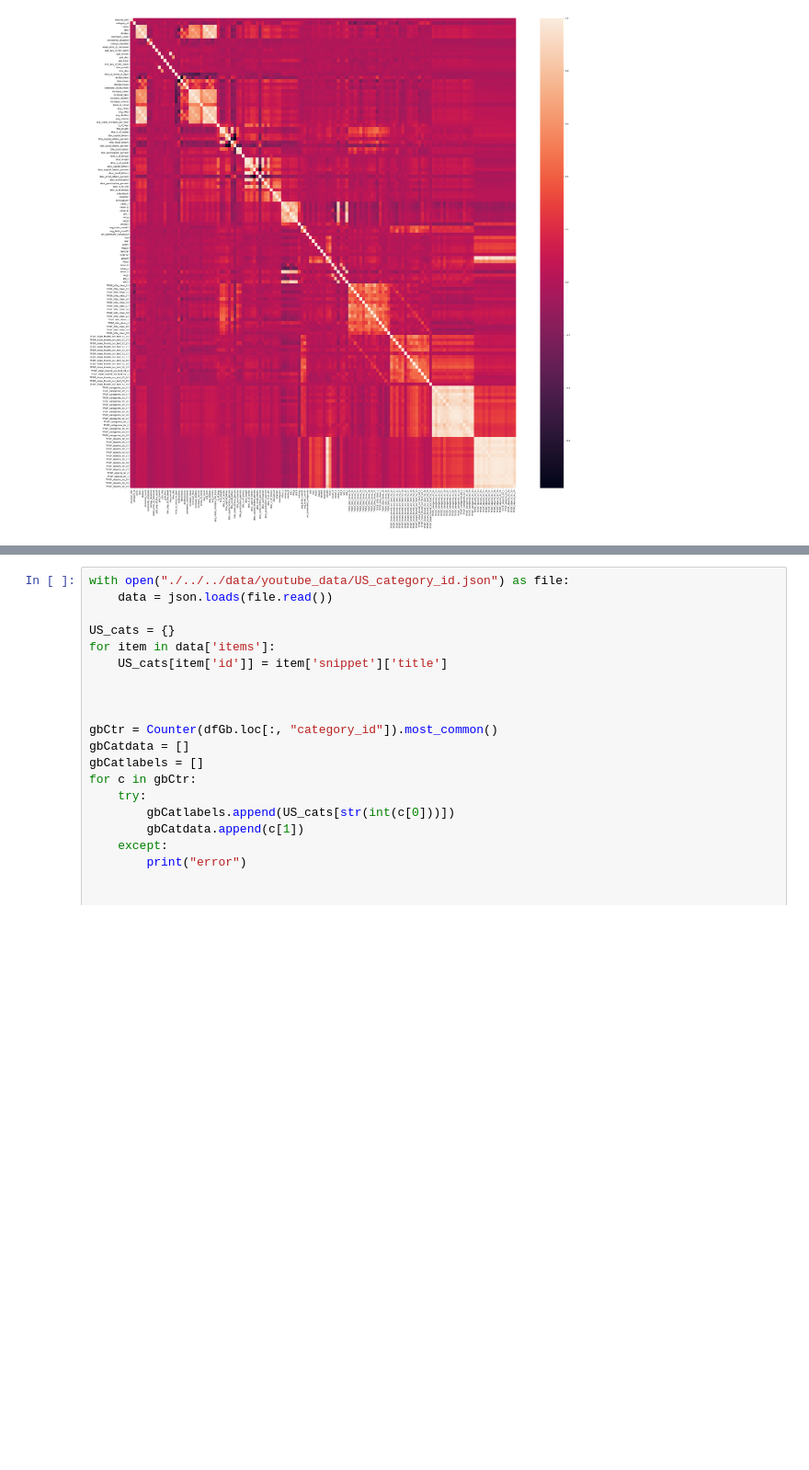
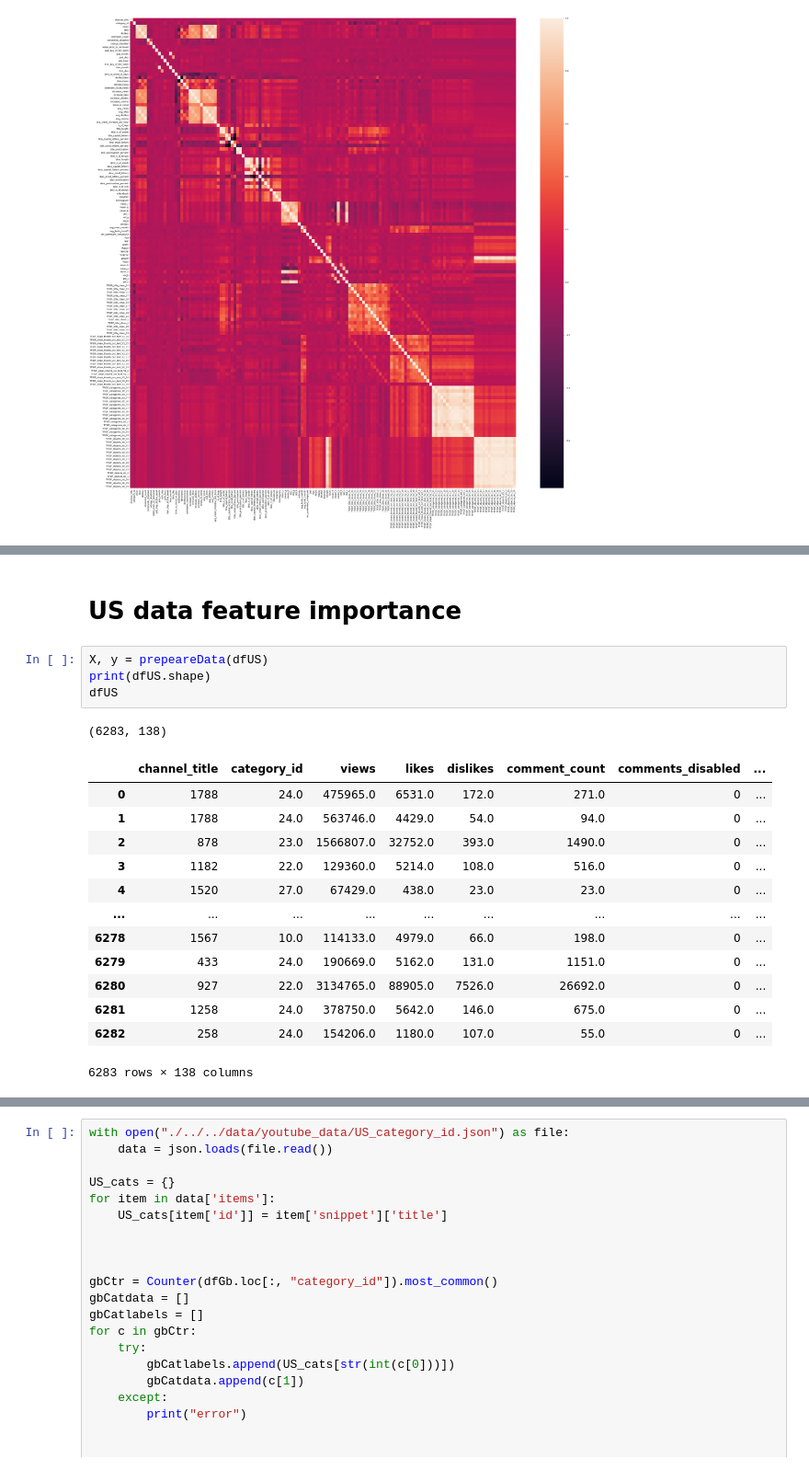
Before and after one commit to AdamKlejda/PED_YT, a Jupyter notebook: notebooks/Etap3/Corr and feature imp.ipynb, the cells around one changed output, grey strips where cells are left out. Shown at 92% size. Saved outputs shown, nothing was run; the diff lists cells and outputs as text; blank space fills up the shorter version.

```diff
--- a/notebooks/Etap3/Corr and feature imp.ipynb
+++ b/notebooks/Etap3/Corr and feature imp.ipynb
@@ -401,0 +157,21 @@ Index(['channel_title', 'likes', 'dislikes', 'comment_count',
+# %% [markdown]
+# US data feature importance
+# %%
+X, y = prepeareData(dfUS)
+print(dfUS.shape)
+dfUS
+# %% [output]
+(6283, 138)
+|  | channel_title | category_id | views | likes | dislikes | comment_count | comments_disabled | ... |
+| 0 | 1788 | 24.0 | 475965.0 | 6531.0 | 172.0 | 271.0 | 0 | ... |
+| 1 | 1788 | 24.0 | 563746.0 | 4429.0 | 54.0 | 94.0 | 0 | ... |
+| 2 | 878 | 23.0 | 1566807.0 | 32752.0 | 393.0 | 1490.0 | 0 | ... |
+| 3 | 1182 | 22.0 | 129360.0 | 5214.0 | 108.0 | 516.0 | 0 | ... |
+| 4 | 1520 | 27.0 | 67429.0 | 438.0 | 23.0 | 23.0 | 0 | ... |
+| ... | ... | ... | ... | ... | ... | ... | ... | ... |
+| 6278 | 1567 | 10.0 | 114133.0 | 4979.0 | 66.0 | 198.0 | 0 | ... |
+| 6279 | 433 | 24.0 | 190669.0 | 5162.0 | 131.0 | 1151.0 | 0 | ... |
+| 6280 | 927 | 22.0 | 3134765.0 | 88905.0 | 7526.0 | 26692.0 | 0 | ... |
+| 6281 | 1258 | 24.0 | 378750.0 | 5642.0 | 146.0 | 675.0 | 0 | ... |
+| 6282 | 258 | 24.0 | 154206.0 | 1180.0 | 107.0 | 55.0 | 0 | ... |
+6283 rows × 138 columns
```
Also changed, not shown: parts of 24 cells of this notebook.
